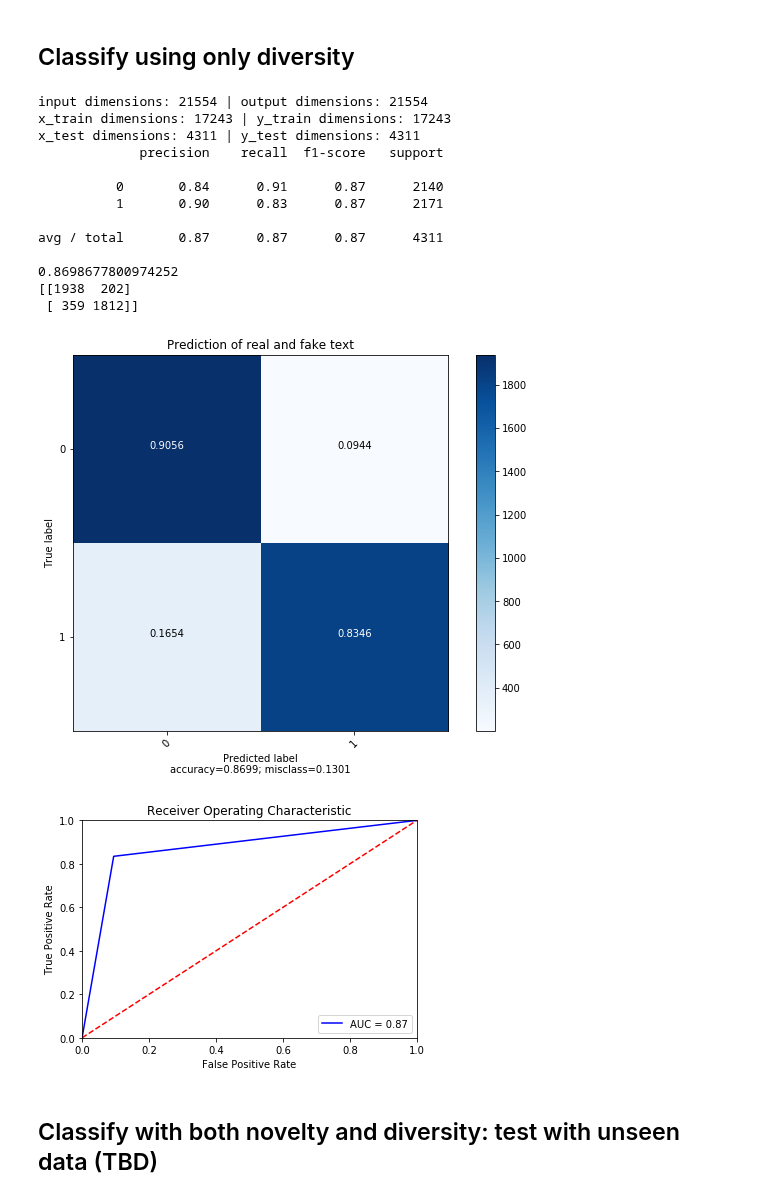
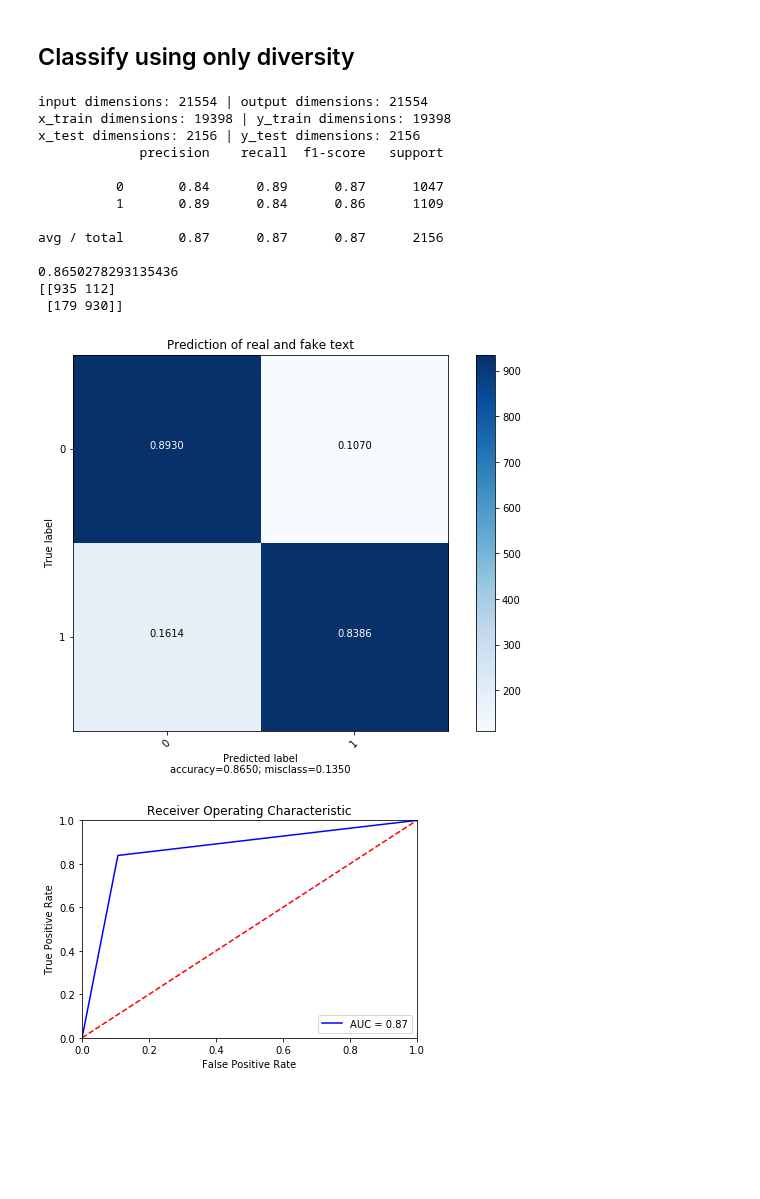
Before and after one commit to debashishc/classification-real-fake-text, a Jupyter notebook: analysis_jaccard/Jaccard_Classifier.ipynb, the cells around one changed output. Saved outputs shown, nothing was run; the diff lists cells and outputs as text; code cells hidden in the pictures; blank space fills up the shorter version.

```diff
--- a/analysis_jaccard/Jaccard_Classifier.ipynb
+++ b/analysis_jaccard/Jaccard_Classifier.ipynb
@@ -143,33 +213,31 @@ avg / total       0.68      0.67      0.67      4311
 # %%
 divs = combined_data['diversity'].values
 
 x = list()
 for ix, div in enumerate(divs):
     x.append([div])
 
-test_labels, y_preds = classify(x, y, train_test_ratio=0.2)
+test_labels, y_preds = classify(x, y, train_test_ratio=0.1)
 
 plot_confusion_matrix(cm           = confusion_matrix(test_labels, y_preds), # confusion matrix created by sklearn.metrics.confusion_matrix
                       normalize    = True,                # show proportions
                       target_names = [0, 1],       # list of names of the classes
                       title        = 'Prediction of real and fake text') # title of graph
 
 plot_roc_curve(test_labels=test_labels, y_preds=y_preds)
 # %% [output]
 input dimensions: 21554 | output dimensions: 21554
-x_train dimensions: 17243 | y_train dimensions: 17243
-x_test dimensions: 4311 | y_test dimensions: 4311
+x_train dimensions: 19398 | y_train dimensions: 19398
+x_test dimensions: 2156 | y_test dimensions: 2156
              precision    recall  f1-score   support
 
-          0       0.84      0.91      0.87      2140
-          1       0.90      0.83      0.87      2171
+          0       0.84      0.89      0.87      1047
+          1       0.89      0.84      0.86      1109
 
-avg / total       0.87      0.87      0.87      4311
+avg / total       0.87      0.87      0.87      2156
 
-0.8698677800974252
-[[1938  202]
- [ 359 1812]]
+0.8650278293135436
+[[935 112]
+ [179 930]]
-[figure, old version]
+[figure, new version]
-[figure, old version]
+[figure, new version]
-# %% [markdown]
-## Classify with both novelty and diversity: test with unseen data (TBD)
```
Also changed, not shown: parts of 5 cells of this notebook, 3 other files.
